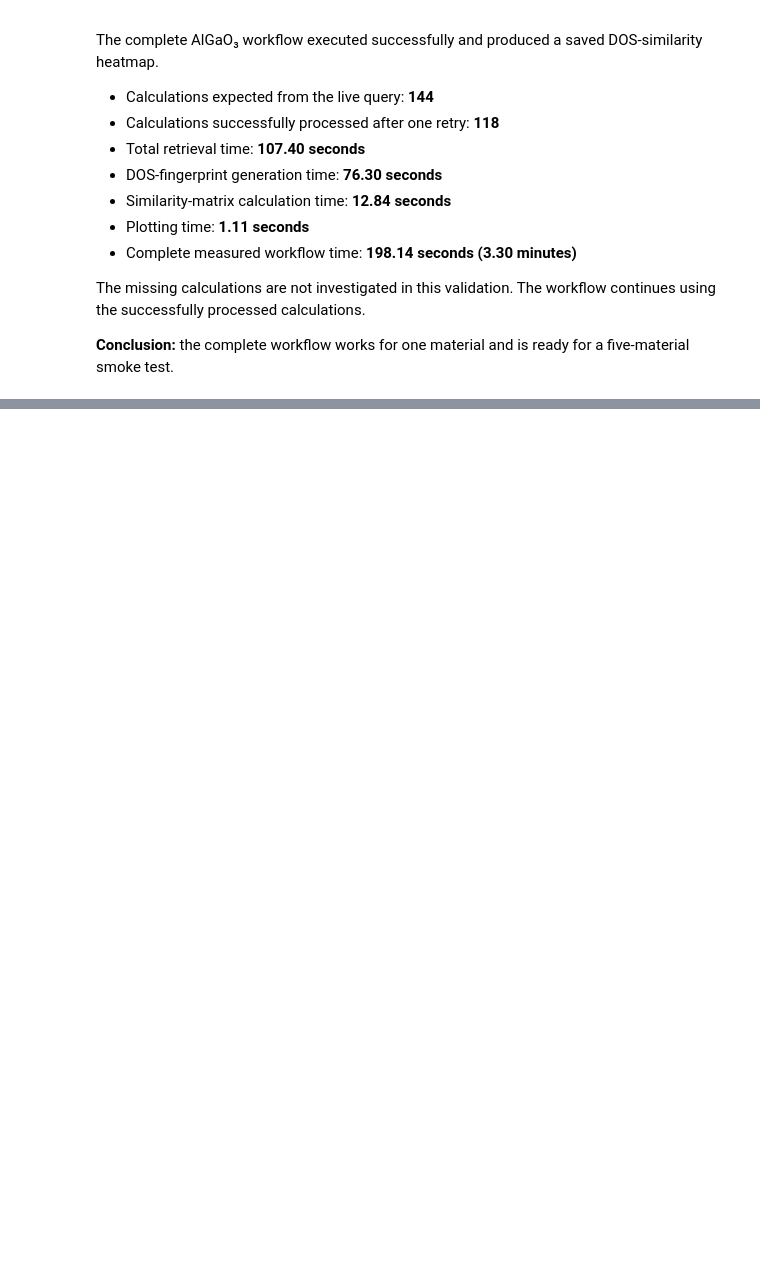
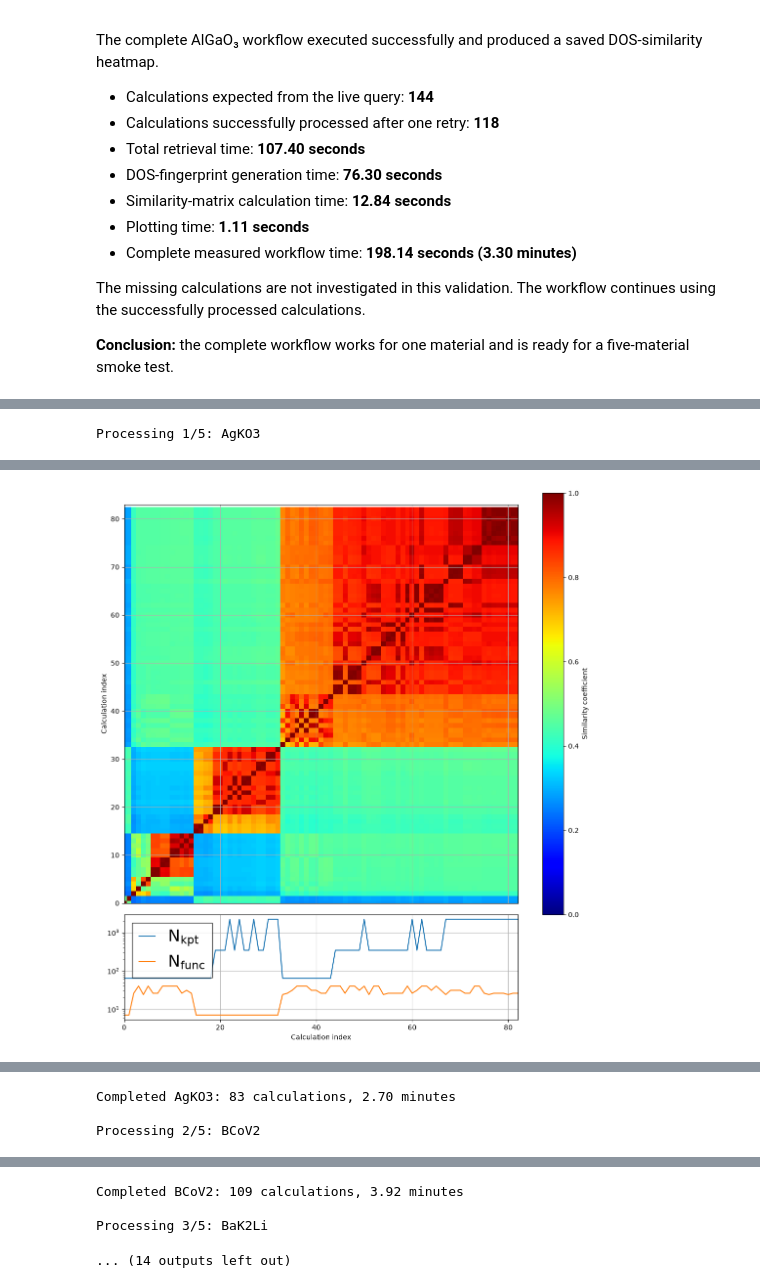
Before and after one commit to AhmedLabib98/dos-convergence-analysis, a Jupyter notebook: notebooks/02_validation_smoke_test.ipynb, the cells around one changed output, grey strips where cells are left out. Saved outputs shown, nothing was run; the diff lists cells and outputs as text; code cells hidden in the pictures; blank space fills up the shorter version.

Commit message:
Complete five-material DOS heatmap smoke test

```diff
--- a/notebooks/02_validation_smoke_test.ipynb
+++ b/notebooks/02_validation_smoke_test.ipynb
@@ -601,0 +619,11 @@ The missing calculations are not investigated in this validation. The workflow c
+# %%
+# Select the first five materials with 144 entries, excluding the completed AlGaO3 test.
+smoke_test_materials = [
+    formula
+    for formula in materials
+    if material_counts[formula] == 144 and formula != test_formula
+][:5]
+
+# Display the selected formulas and their expected calculation counts.
+for formula in smoke_test_materials:
+    print(formula, material_counts[formula])
@@ -601,0 +781,51 @@ The missing calculations are not investigated in this validation. The workflow c
+# %%
+# Import pandas for creating and saving the results table.
+import pandas as pd
+
+# Create an empty list that will collect one result dictionary per material.
+smoke_test_results = []
+
+# Define the CSV file used to preserve progress after every material.
+smoke_results_path = output_directory / "smoke_test_results.csv"
+
+# Process the selected materials sequentially.
+for position, formula in enumerate(smoke_test_materials, start=1):
+
+    # Display which material is currently being processed.
+    print(f"\nProcessing {position}/5: {formula}")
+
+    try:
+        # Run the complete validated workflow for this material.
+        result = process_material(formula)
+
+        # Display the main result immediately.
+        print(
+            f"Completed {formula}: "
+            f"{result['successful_calculations']} calculations, "
+            f"{result['total_seconds'] / 60:.2f} minutes"
+        )
+
+    except Exception as error:
+        # Record the failure without stopping the remaining materials.
+        result = {
+            "formula": formula,
+            "expected_calculations": material_counts[formula],
+            "status": "failed",
+            "error": str(error),
+        }
+
+        # Display the captured error.
+        print(f"Failed {formula}: {error}")
+
+    # Add the success or failure record to the collected results.
+    smoke_test_results.append(result)
+
+    # Save all results collected so far after every material.
+    pd.DataFrame(smoke_test_results).to_csv(
+        smoke_results_path,
+        index=False,
+    )
+
+# Confirm where the completed smoke-test report was saved.
+print("\nSmoke-test report:", smoke_results_path)
+# %% [output]
@@ -601,0 +833 @@ The missing calculations are not investigated in this validation. The workflow c
+Processing 1/5: AgKO3
@@ -601,0 +854 @@ The missing calculations are not investigated in this validation. The workflow c
+[figure, added]
@@ -601,0 +856,3 @@ The missing calculations are not investigated in this validation. The workflow c
+Completed AgKO3: 83 calculations, 2.70 minutes
+
+Processing 2/5: BCoV2
@@ -601,0 +881,4 @@ The missing calculations are not investigated in this validation. The workflow c
+Completed BCoV2: 109 calculations, 3.92 minutes
+
+Processing 3/5: BaK2Li
+... (14 outputs left out)
```
Also changed, not shown: parts of 6 cells of this notebook, 6 other files.
